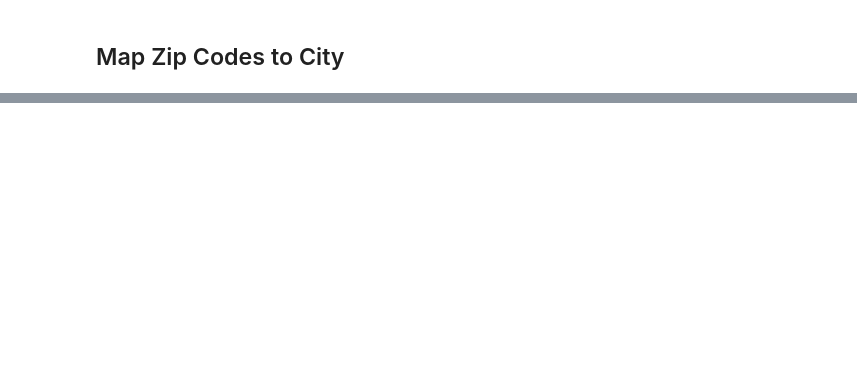
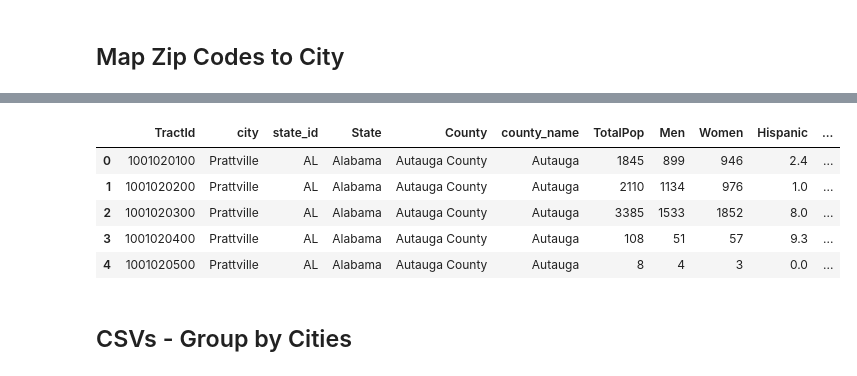
Before and after one commit to CityScape-Datasets/Workspace_Datasets, a Jupyter notebook: Datasets/Census_Data/census.ipynb, the cells around one changed output, grey strips where cells are left out. Cells and saved outputs as stored; diff of their text form; code cells hidden in the pictures; blank space fills up the shorter version.

Commit message:
Group census data by cities

```diff
--- a/Datasets/Census_Data/census.ipynb
+++ b/Datasets/Census_Data/census.ipynb
@@ -410,2 +450,11 @@ zip_to_city = zip_to_city[['zip', 'City', 'State', 'State_ID']]
+# %%
+columns = ['TractId', 'city', 'state_id', 'State', 'County', 'county_name',
+           'TotalPop', 'Men', 'Women', 'Hispanic','White', 'Black', 'Native',
+           'Asian', 'Pacific', 'VotingAgeCitizen','Income', 'IncomeErr',
+           'IncomePerCap', 'IncomePerCapErr', 'Poverty', 'ChildPoverty',
+           'Professional', 'Service', 'Office', 'Construction', 'Production',
+           'Drive', 'Carpool', 'Transit', 'Walk', 'OtherTransp', 'WorkAtHome',
+           'MeanCommute', 'Employed', 'PrivateWork', 'PublicWork',
+           'SelfEmployed', 'FamilyWork', 'Unemployment', 'zip', ]
 # %%
-merge = merge.drop(columns = ['res_ratio'])
+merge = merge[columns]
@@ -431,0 +461,9 @@ merge[~merge['zip'].isin(zip_to_city['zip'])]
+# %%
+merge.head()
+# %% [output]
+|  | TractId | city | state_id | State | County | county_name | TotalPop | Men | Women | Hispanic | ... |
+| 0 | 1001020100 | Prattville | AL | Alabama | Autauga County | Autauga | 1845 | 899 | 946 | 2.4 | ... |
+| 1 | 1001020200 | Prattville | AL | Alabama | Autauga County | Autauga | 2110 | 1134 | 976 | 1.0 | ... |
+| 2 | 1001020300 | Prattville | AL | Alabama | Autauga County | Autauga | 3385 | 1533 | 1852 | 8.0 | ... |
+| 3 | 1001020400 | Prattville | AL | Alabama | Autauga County | Autauga | 108 | 51 | 57 | 9.3 | ... |
+| 4 | 1001020500 | Prattville | AL | Alabama | Autauga County | Autauga | 8 | 4 | 3 | 0.0 | ... |
@@ -431,0 +476,2 @@ merge[~merge['zip'].isin(zip_to_city['zip'])]
+# %% [markdown]
+##  CSVs - Group by Cities
```
Also changed, not shown: parts of 53 cells of this notebook, 8 other files.
